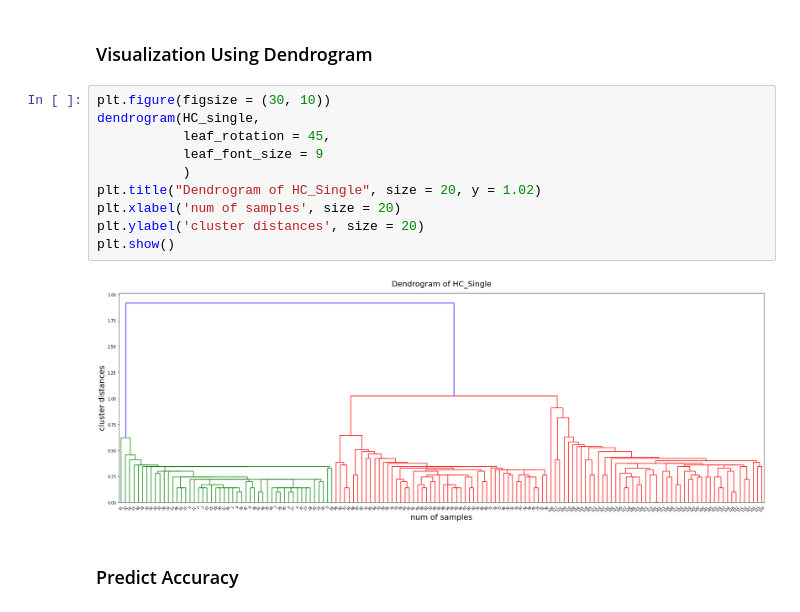
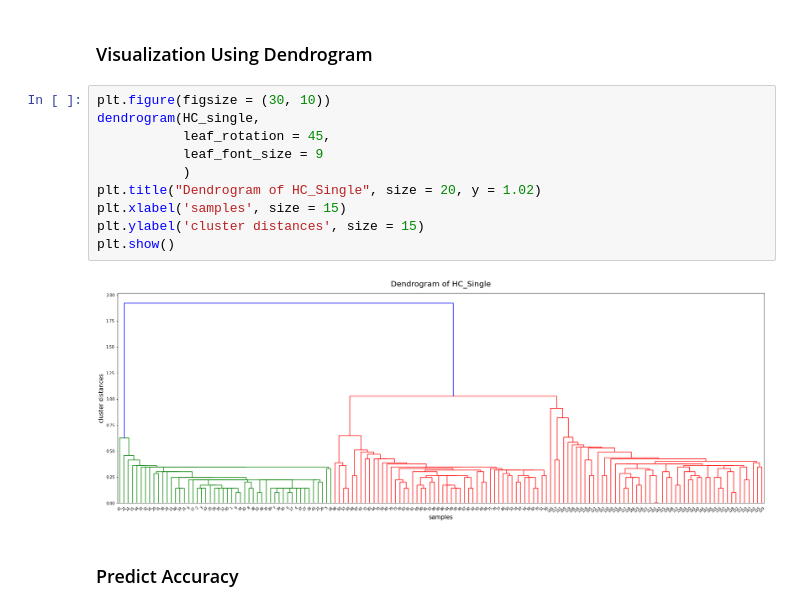
Before and after one commit to jhlee508/Colab, a Jupyter notebook: ML_Hierarchical_clustering.ipynb, the cells around one changed output. Cells and saved outputs as stored; diff of their text form.

```diff
--- a/ML_Hierarchical_clustering.ipynb
+++ b/ML_Hierarchical_clustering.ipynb
@@ -99,15 +99,15 @@ HC_single = linkage(data, method = 'single', metric='euclidean')
 # %%
 plt.figure(figsize = (30, 10))
 dendrogram(HC_single,
            leaf_rotation = 45,
            leaf_font_size = 9
            )
 plt.title("Dendrogram of HC_Single", size = 20, y = 1.02)
-plt.xlabel('num of samples', size = 20)
-plt.ylabel('cluster distances', size = 20)
+plt.xlabel('samples', size = 15)
+plt.ylabel('cluster distances', size = 15)
 plt.show()
 # %% [output]
-[figure, old version]
+[figure, new version]
 # %% [markdown]
 ### Predict Accuracy
 # %%
```
Also changed, not shown: parts of 2 cells of this notebook.
